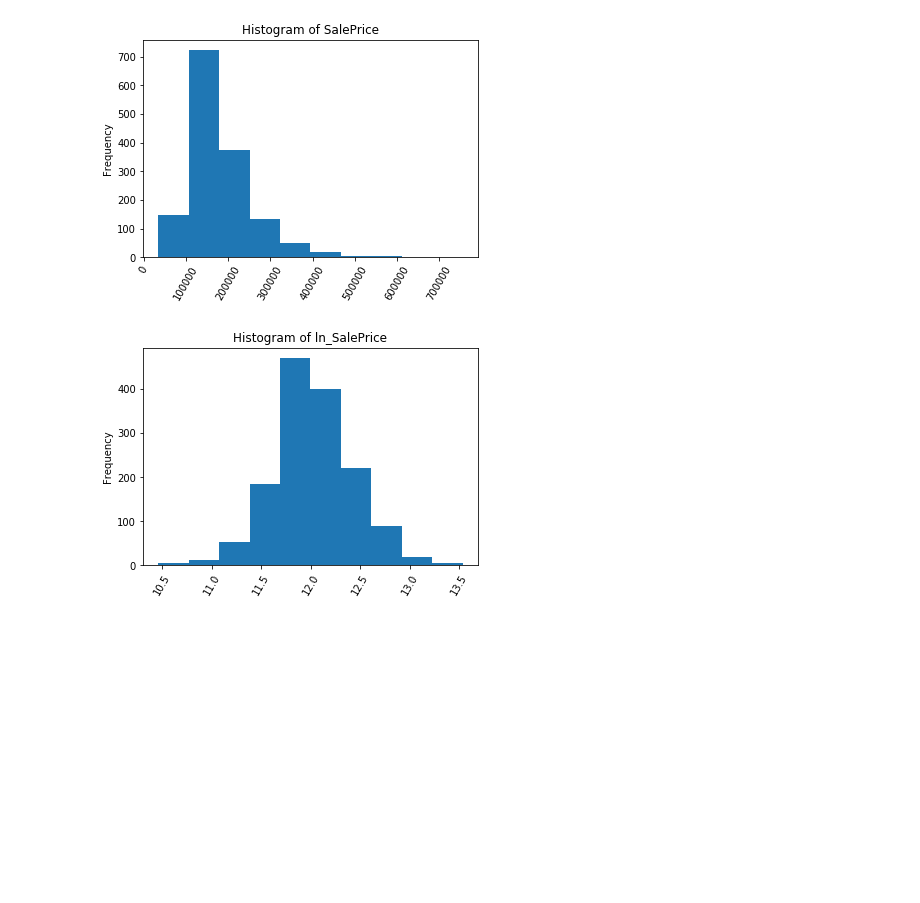
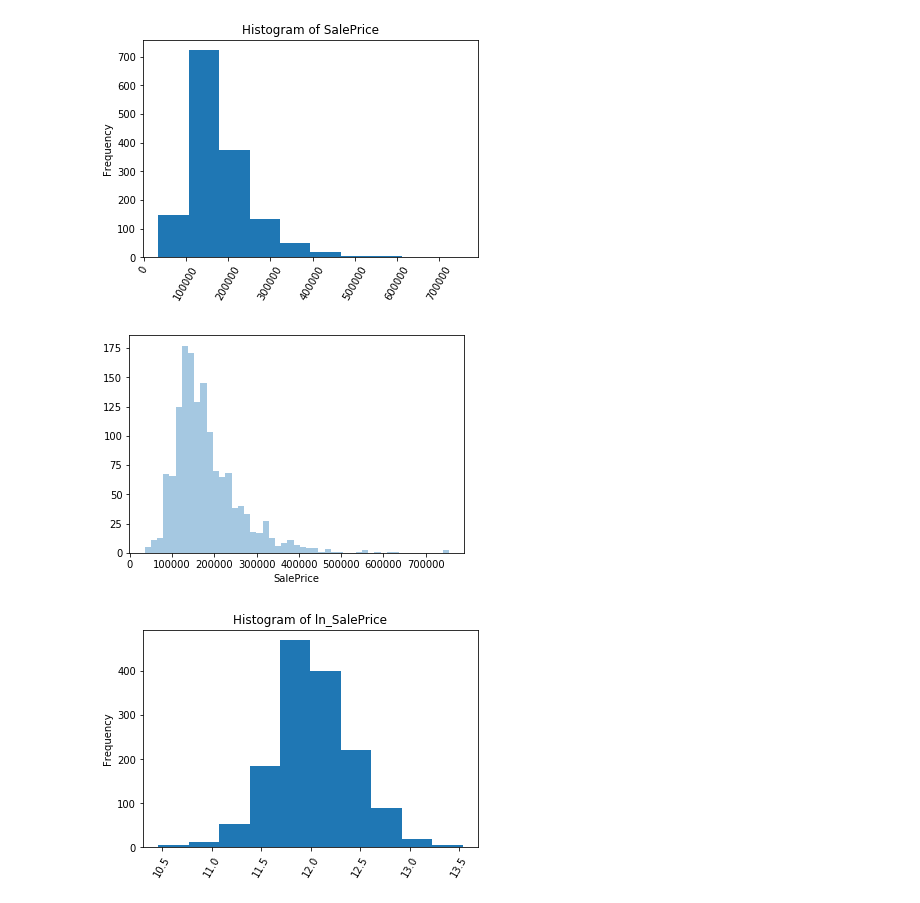
Before and after one commit to jjree/Group-6-Project-1, a Jupyter notebook: Testing_CMH/Project1_Prelim.ipynb, the cells around one changed output. Cells and saved outputs as stored; diff of their text form; code cells hidden in the pictures; blank space fills up the shorter version.

```diff
--- a/Testing_CMH/Project1_Prelim.ipynb
+++ b/Testing_CMH/Project1_Prelim.ipynb
@@ -21,6 +25,12 @@ plt.title("Histogram of " + target)
 plt.show()
 # %% [output]
 [figure]
+# %%
+sns.distplot(data[target], kde= False)
+
+plt.show()
+# %% [output]
+[figure, added]
 # %%
 # Historgram of target
 target = "ln_SalePrice"
```
Also changed, not shown: parts of 3 cells of this notebook, 1 other file.
